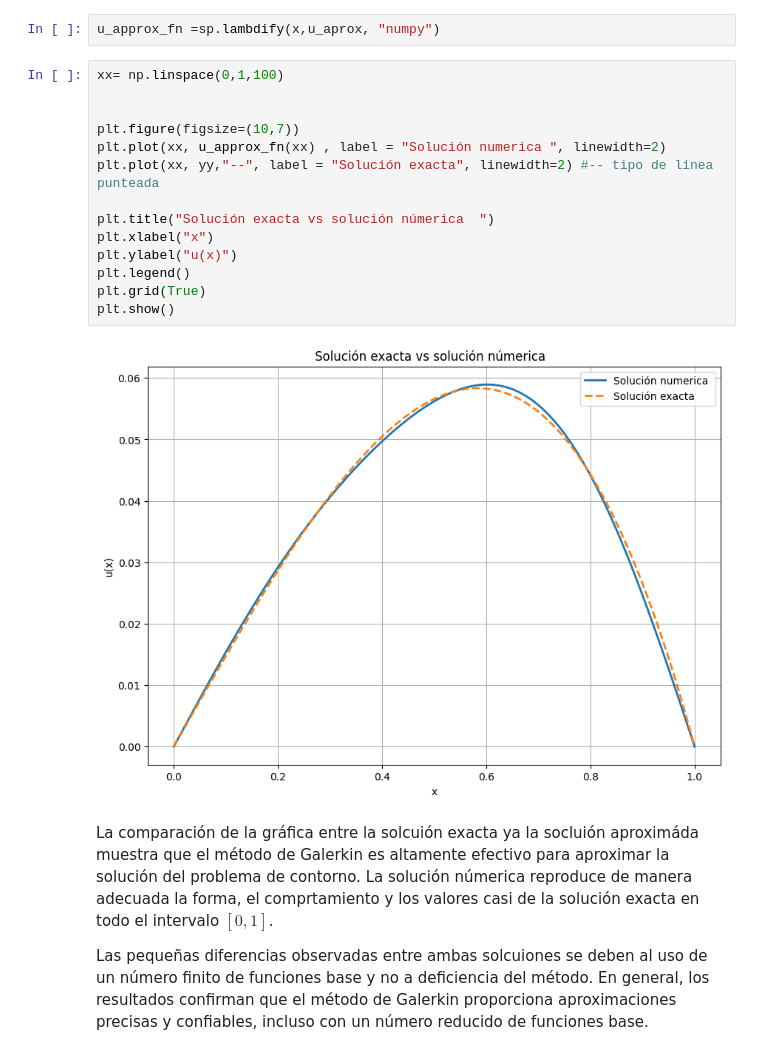
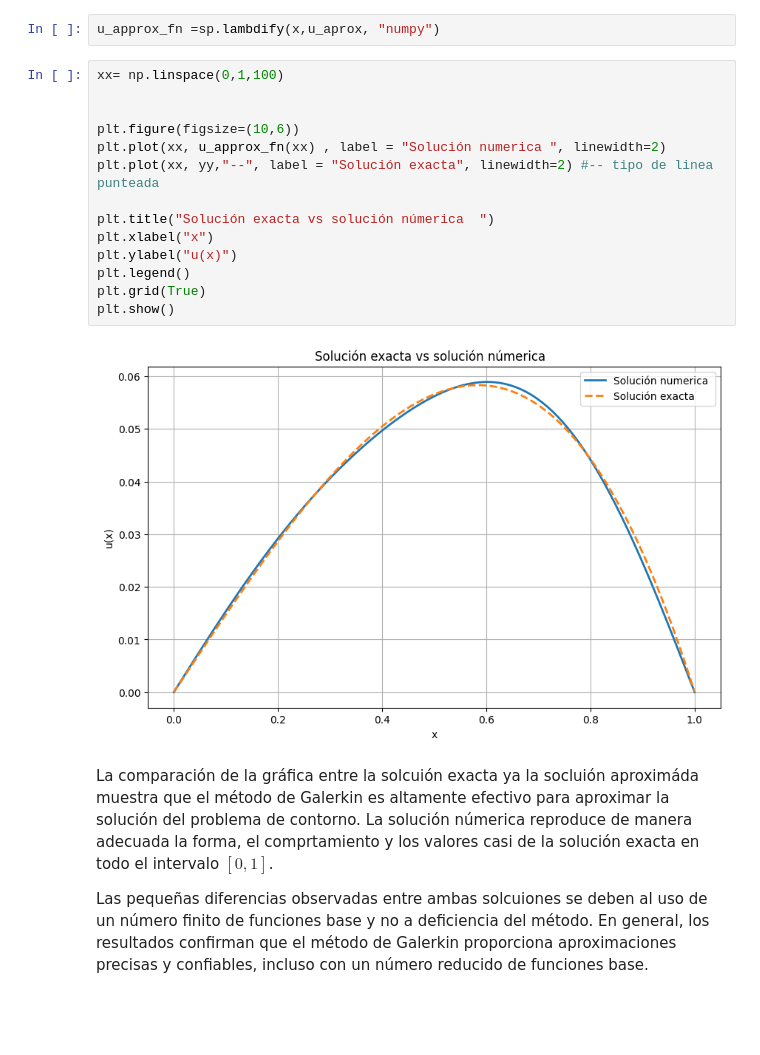
Before and after one commit to KarlaMichelleSorianoSanhez/EDP-1, a Jupyter notebook: Tarea_de_Garlerkin_.ipynb, the cells around one changed output. Saved outputs shown, nothing was run; the diff lists cells and outputs as text; blank space fills up the shorter version.

```diff
--- a/Tarea_de_Garlerkin_.ipynb
+++ b/Tarea_de_Garlerkin_.ipynb
@@ -304,19 +220,19 @@ u_approx_fn =sp.lambdify(x,u_aprox, "numpy")
 # %%
 xx= np.linspace(0,1,100)
 
 
-plt.figure(figsize=(10,7))
+plt.figure(figsize=(10,6))
 plt.plot(xx, u_approx_fn(xx) , label = "Solución numerica ", linewidth=2)
 plt.plot(xx, yy,"--", label = "Solución exacta", linewidth=2) #-- tipo de linea punteada
 
 plt.title("Solución exacta vs solución númerica  ")
 plt.xlabel("x")
 plt.ylabel("u(x)")
 plt.legend()
 plt.grid(True)
 plt.show()
 # %% [output]
-[figure, old version]
+[figure, new version]
 # %% [markdown]
 La comparación de la gráfica entre la solcuión exacta ya la socluión aproximáda muestra que el método de Galerkin es altamente efectivo para aproximar la solución del problema de contorno.
 La solución númerica reproduce de manera adecuada la forma, el comprtamiento y los valores casi de la solución exacta en todo el intervalo $[0,1]$.
```
Also changed, not shown: parts of 3 cells of this notebook.
